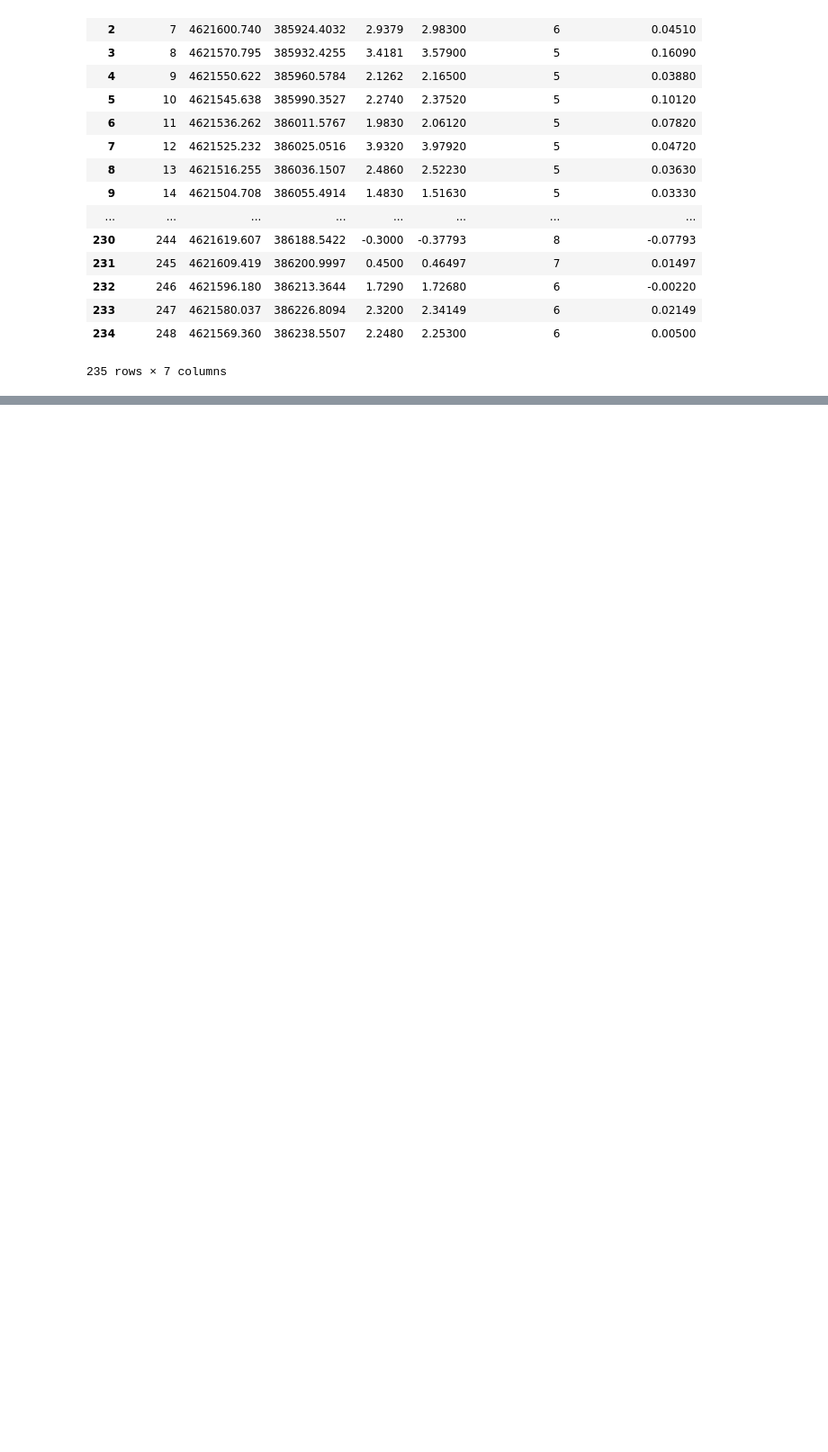
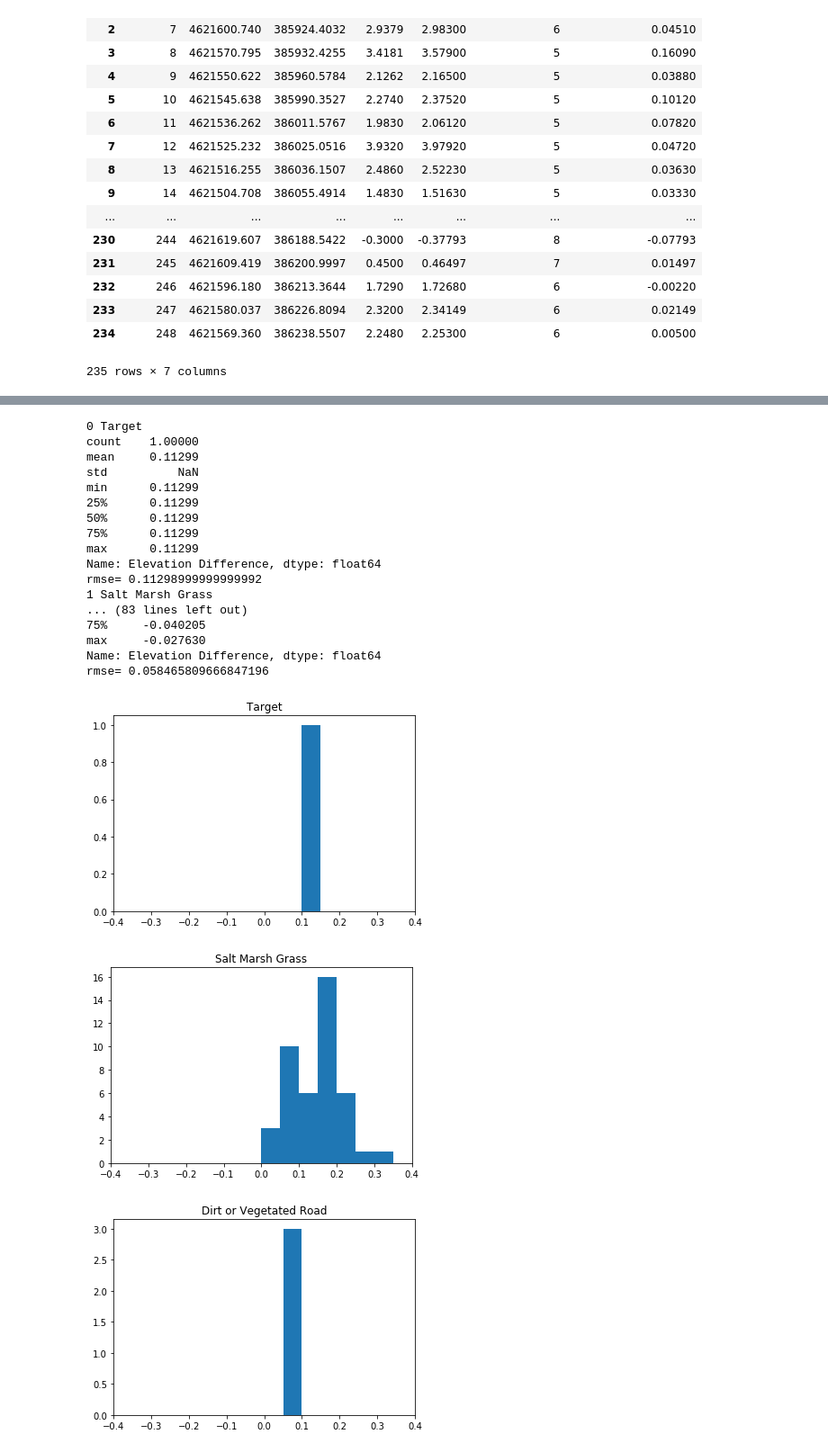
Before and after one commit to jxhigh/Learning_Python_in_Great_Marshes_Region, a Jupyter notebook: Compared_RTK_Elevations_with_Classification.ipynb, the cells around one changed output, grey strips where cells are left out. Shown at 90% size. Saved outputs shown, nothing was run; the diff lists cells and outputs as text; code cells hidden in the pictures; blank space fills up the shorter version.

```diff
--- a/Compared_RTK_Elevations_with_Classification.ipynb
+++ b/Compared_RTK_Elevations_with_Classification.ipynb
@@ -192,0 +247,3 @@ classes
+# %%
+binedges= np.arange(-.4,.45, .05)
+binedges
@@ -193,10 +256,34 @@ classes
 # %%
 for i in range(0,9):
     print(i, classes[i])
     print(df2["Elevation Difference"].loc[df2["Classification"]==i].describe())
     val = df2["Elevation Difference"].loc[df2["Classification"]==i].values
     rmse=np.sqrt(np.mean(val**2))
     print("rmse=",rmse)
+    pfn2 = "Hist{}.png".format(i)
     plt.figure(figsize= (6,4))
-    plt.hist(val)
+    plt.hist(val, bins= binedges)
+    plt.xlim((-.4,.4))
     plt.title(classes[i])
+    plt.savefig(pfn2)
+# %% [output]
+0 Target
+count    1.00000
+mean     0.11299
+std          NaN
+min      0.11299
+25%      0.11299
+50%      0.11299
+75%      0.11299
+max      0.11299
+Name: Elevation Difference, dtype: float64
+rmse= 0.11298999999999992
+1 Salt Marsh Grass
+... (83 lines left out)
+75%     -0.040205
+max     -0.027630
+Name: Elevation Difference, dtype: float64
+rmse= 0.058465809666847196
+[figure, added]
+[figure, added]
+[figure, added]
```
Also changed, not shown: parts of 10 cells of this notebook.
